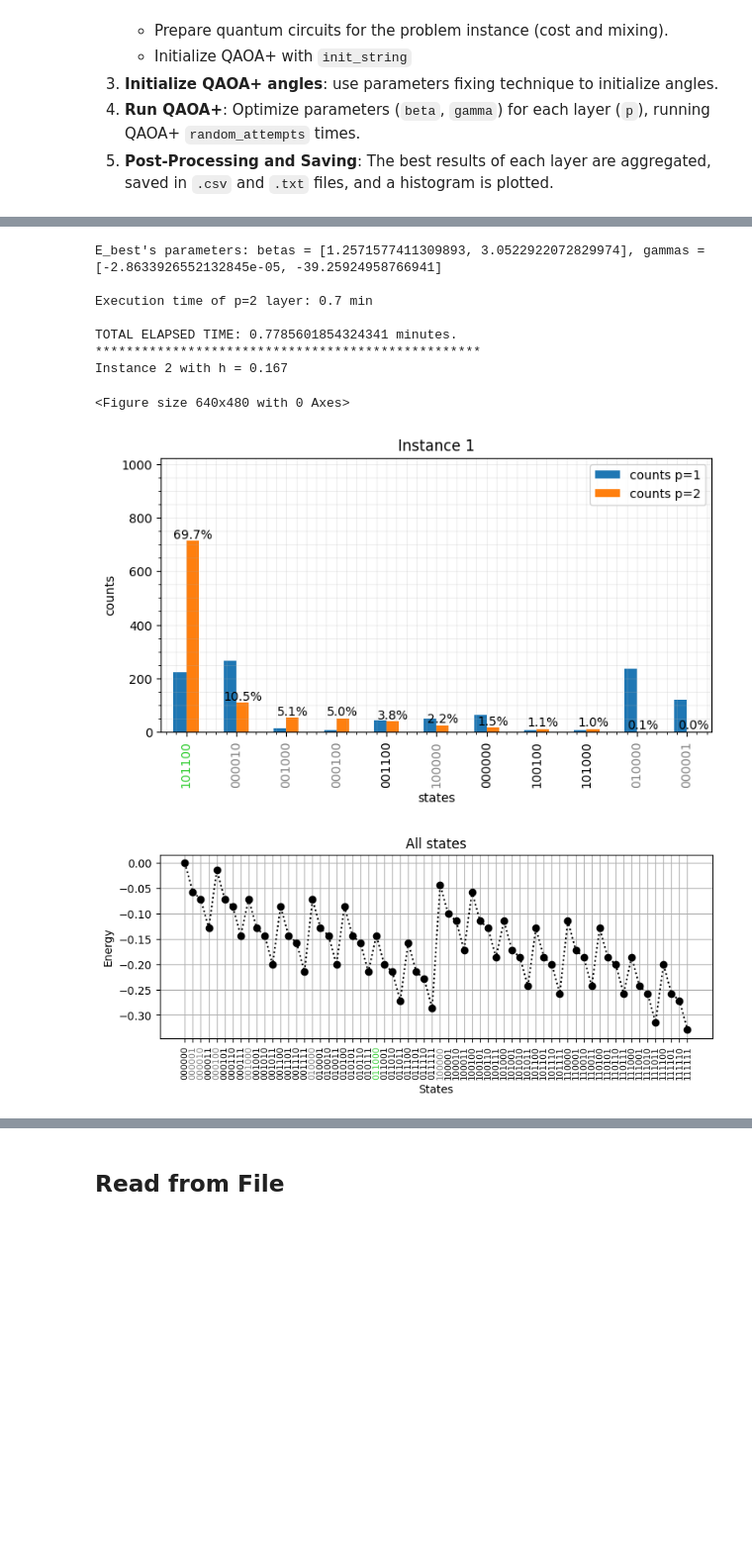
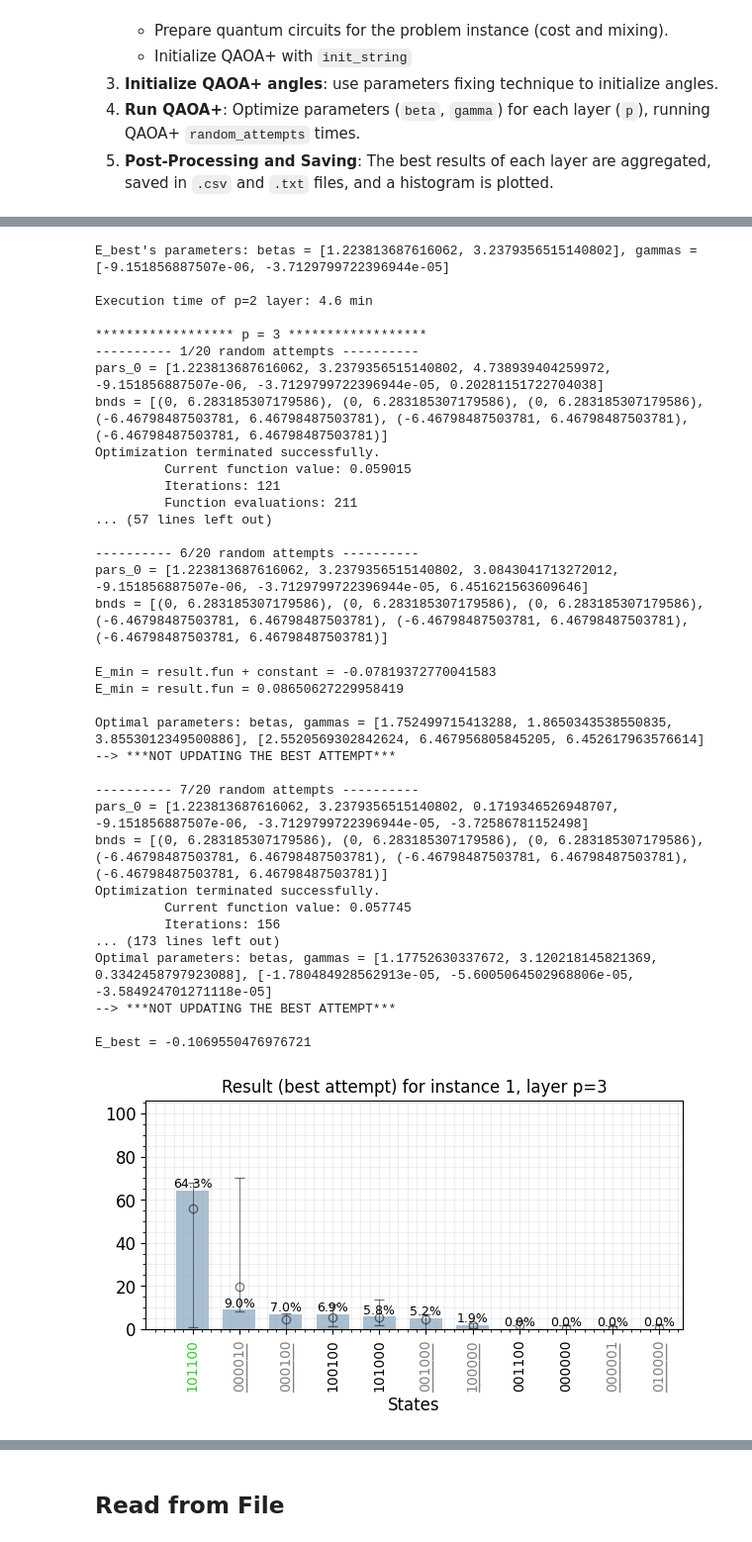
Before and after one commit to auroramugnai/Minimum-Exact-Cover-Problem, a Jupyter notebook: MECP_with-QAOA/QAOA_parameter_fixing.ipynb, the cells around one changed output, grey strips where cells are left out. Shown at 99% size. Drawn from its saved outputs; the diff is of its cells as text; code cells hidden in the pictures; blank space fills up the shorter version.

```diff
--- a/MECP_with-QAOA/QAOA_parameter_fixing.ipynb
+++ b/MECP_with-QAOA/QAOA_parameter_fixing.ipynb
@@ -93,7 +93,7 @@ os.makedirs(folder_path, exist_ok=True)
 
 # Run QAOA+ for every instance.
 for instance in chosen_instances:
-    if h!= 1:
+    if chosen_k!= 1:
         h = k_dict_new[chosen_k][instance-1]
     else:
         h = 1
@@ -406,10 +406,35 @@ E_best = -0.10564713316861413
-E_best's parameters: betas = [1.2571577411309893, 3.0522922072829974], gammas = [-2.8633926552132845e-05, -39.25924958766941]
+E_best's parameters: betas = [1.223813687616062, 3.2379356515140802], gammas = [-9.151856887507e-06, -3.7129799722396944e-05]
 
-Execution time of p=2 layer: 0.7 min
+Execution time of p=2 layer: 4.6 min
 
-TOTAL ELAPSED TIME: 0.7785601854324341 minutes.
-**************************************************
-Instance 2 with h = 0.167
+****************** p = 3 ******************
+---------- 1/20 random attempts ----------
+pars_0 = [1.223813687616062, 3.2379356515140802, 4.738939404259972, -9.151856887507e-06, -3.7129799722396944e-05, 0.20281151722704038]
+bnds = [(0, 6.283185307179586), (0, 6.283185307179586), (0, 6.283185307179586), (-6.46798487503781, 6.46798487503781), (-6.46798487503781, 6.46798487503781), (-6.46798487503781, 6.46798487503781)]
+Optimization terminated successfully.
+         Current function value: 0.059015
+         Iterations: 121
+         Function evaluations: 211
+... (57 lines left out)
+
+---------- 6/20 random attempts ----------
+pars_0 = [1.223813687616062, 3.2379356515140802, 3.0843041713272012, -9.151856887507e-06, -3.7129799722396944e-05, 6.451621563609646]
+bnds = [(0, 6.283185307179586), (0, 6.283185307179586), (0, 6.283185307179586), (-6.46798487503781, 6.46798487503781), (-6.46798487503781, 6.46798487503781), (-6.46798487503781, 6.46798487503781)]
-<Figure size 640x480 with 0 Axes>
+E_min = result.fun + constant = -0.07819372770041583
+E_min = result.fun = 0.08650627229958419
+
+Optimal parameters: betas, gammas = [1.752499715413288, 1.8650343538550835, 3.8553012349500886], [2.5520569302842624, 6.467956805845205, 6.452617963576614]
+--> ***NOT UPDATING THE BEST ATTEMPT***
+
+---------- 7/20 random attempts ----------
+pars_0 = [1.223813687616062, 3.2379356515140802, 0.1719346526948707, -9.151856887507e-06, -3.7129799722396944e-05, -3.72586781152498]
+bnds = [(0, 6.283185307179586), (0, 6.283185307179586), (0, 6.283185307179586), (-6.46798487503781, 6.46798487503781), (-6.46798487503781, 6.46798487503781), (-6.46798487503781, 6.46798487503781)]
+Optimization terminated successfully.
+         Current function value: 0.057745
+         Iterations: 156
+... (173 lines left out)
+Optimal parameters: betas, gammas = [1.17752630337672, 3.120218145821369, 0.3342458797923088], [-1.780484928562913e-05, -5.6005064502968806e-05, -3.584924701271118e-05]
+--> ***NOT UPDATING THE BEST ATTEMPT***
+
+E_best = -0.1069550476976721
-[figure, old version]
+[figure, new version]
-[figure, removed]
```
Also changed, not shown: parts of 3 cells of this notebook, 18 other files.
